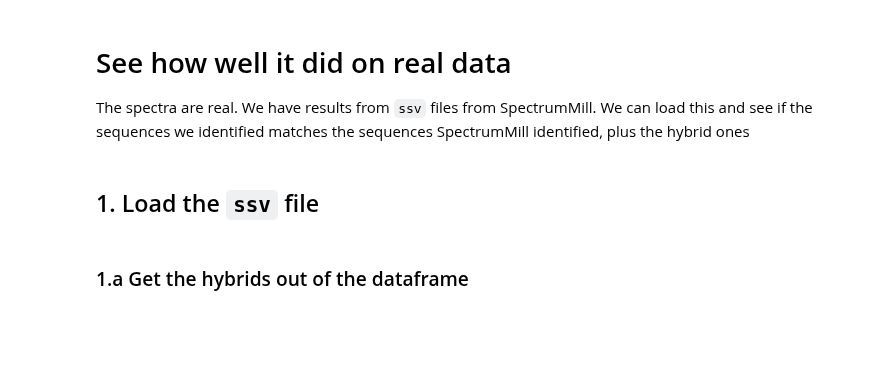
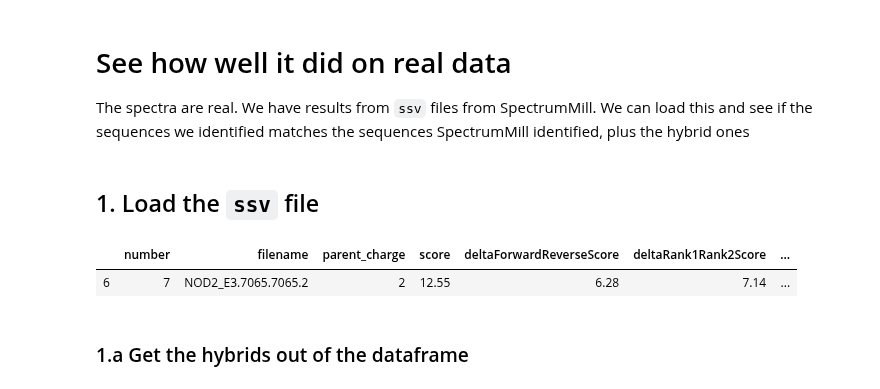
Before and after one commit to zmcgrath96/hypedsearch, a Jupyter notebook: testing framework/jupyter notebooks/Real data results.ipynb, the cells around one changed output. Saved outputs shown, nothing was run; the diff lists cells and outputs as text; code cells hidden in the pictures; blank space fills up the shorter version.

```diff
--- a/testing framework/jupyter notebooks/Real data results.ipynb
+++ b/testing framework/jupyter notebooks/Real data results.ipynb
@@ -10,7 +10,10 @@ import json
 specmilresultsfile = '/Users/zacharymcgrath/Downloads/NOD2_E3_results.ssv'
 specmilresults = pd.read_csv(specmilresultsfile, sep=';')
 # %%
-#specmilresults.loc[specmilresults['filename'] == 'NOD2_E3.13697.13697.2']
+specmilresults.loc[specmilresults['filename'] == 'NOD2_E3.7065.7065.2']
+# %% [output]
+|  | number | filename | parent_charge | score | deltaForwardReverseScore | deltaRank1Rank2Score | ... |
+| 6 | 7 | NOD2_E3.7065.7065.2 | 2 | 12.55 | 6.28 | 7.14 | ... |
 # %% [markdown]
 ### 1.a Get the hybrids out of the dataframe
 # %%
```
Also changed, not shown: parts of 4 cells of this notebook, 5 other files.
